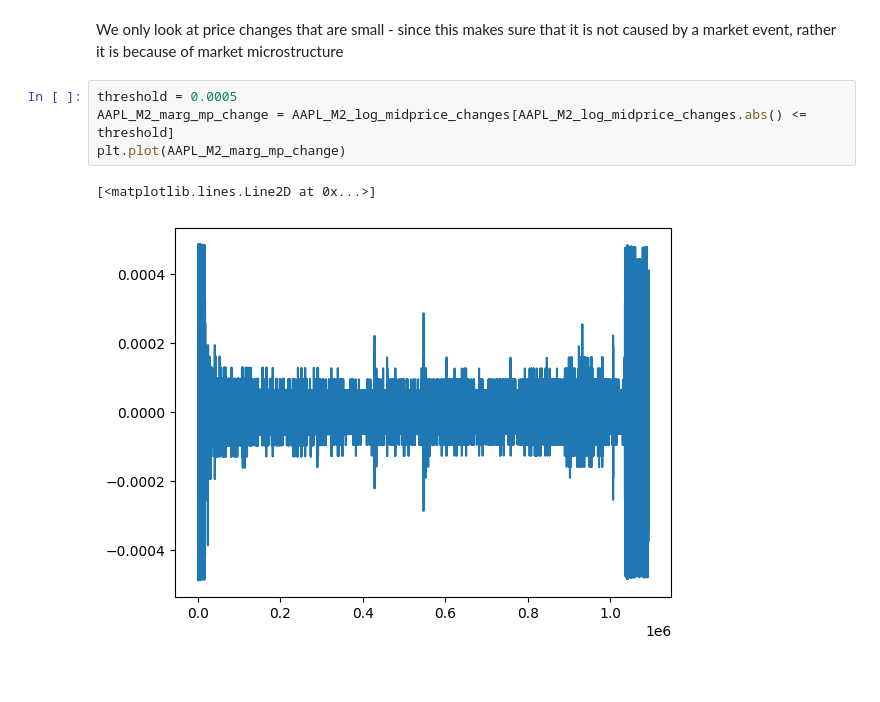
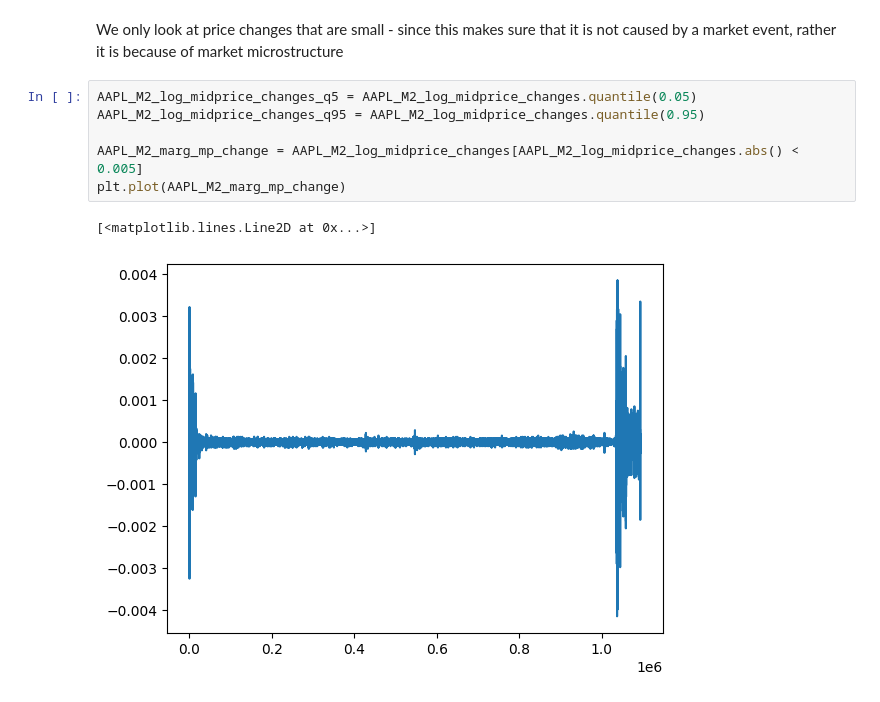
Before and after one commit to JingHui-Tan/dissertation-iceberg, a Jupyter notebook: EDA.ipynb, the cells around one changed output. Cells and saved outputs as stored; diff of their text form.

```diff
--- a/EDA.ipynb
+++ b/EDA.ipynb
@@ -316,11 +351,13 @@ AAPL_M2_log_midprice_changes = AAPL_M2_midprice_log.diff().dropna()
 # %% [markdown]
 We only look at price changes that are small - since this makes sure that it is not caused by a market event, rather it is because of market microstructure
 # %%
-threshold = 0.0005
-AAPL_M2_marg_mp_change = AAPL_M2_log_midprice_changes[AAPL_M2_log_midprice_changes.abs() <= threshold]
+AAPL_M2_log_midprice_changes_q5 = AAPL_M2_log_midprice_changes.quantile(0.05)
+AAPL_M2_log_midprice_changes_q95 = AAPL_M2_log_midprice_changes.quantile(0.95)
+
+AAPL_M2_marg_mp_change = AAPL_M2_log_midprice_changes[AAPL_M2_log_midprice_changes.abs() < 0.005]
 plt.plot(AAPL_M2_marg_mp_change)
 # %% [output]
 [<matplotlib.lines.Line2D at 0x...>]
-[figure, old version]
+[figure, new version]
 # %%
 plt.hist(AAPL_M2_marg_mp_change[AAPL_M2_marg_mp_change != 0], bins=80)
```
Also changed, not shown: parts of 25 cells of this notebook, 2 other files.
